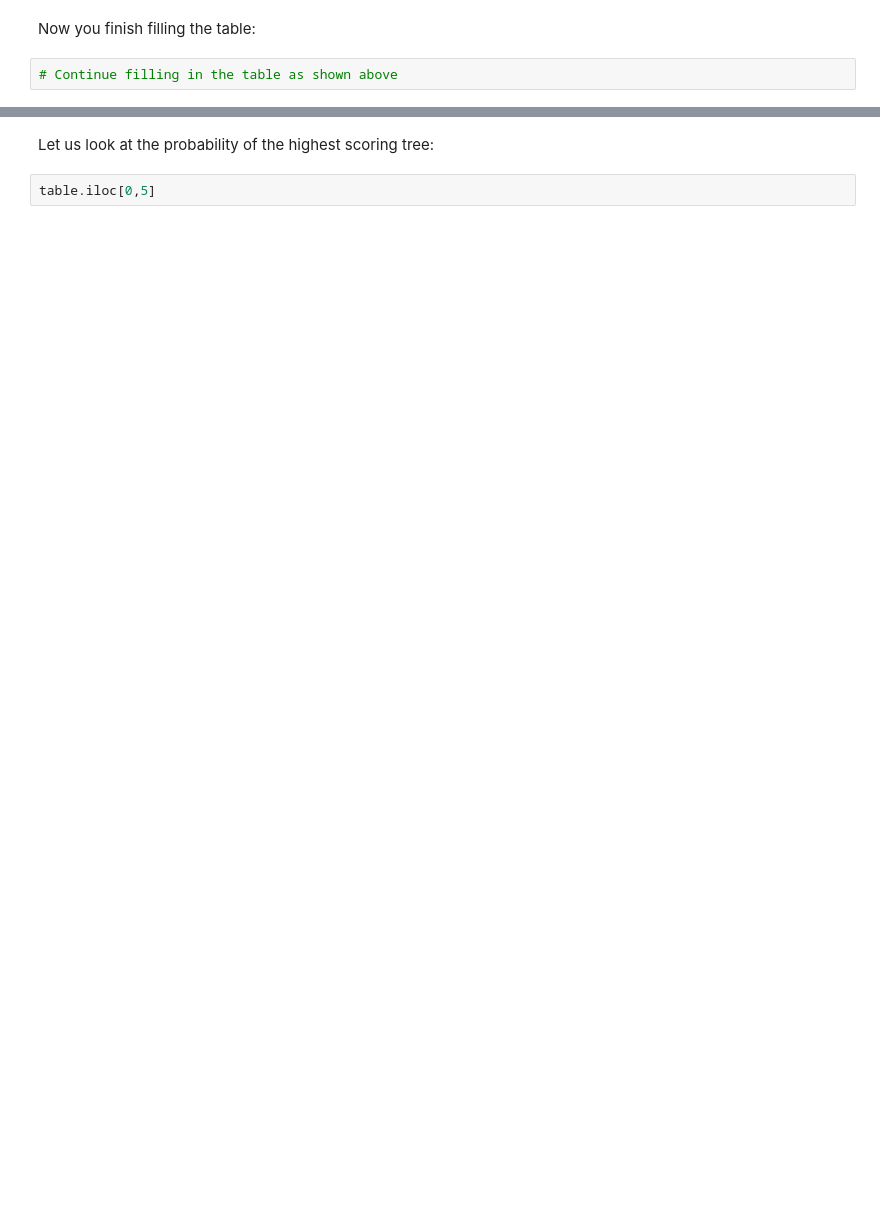
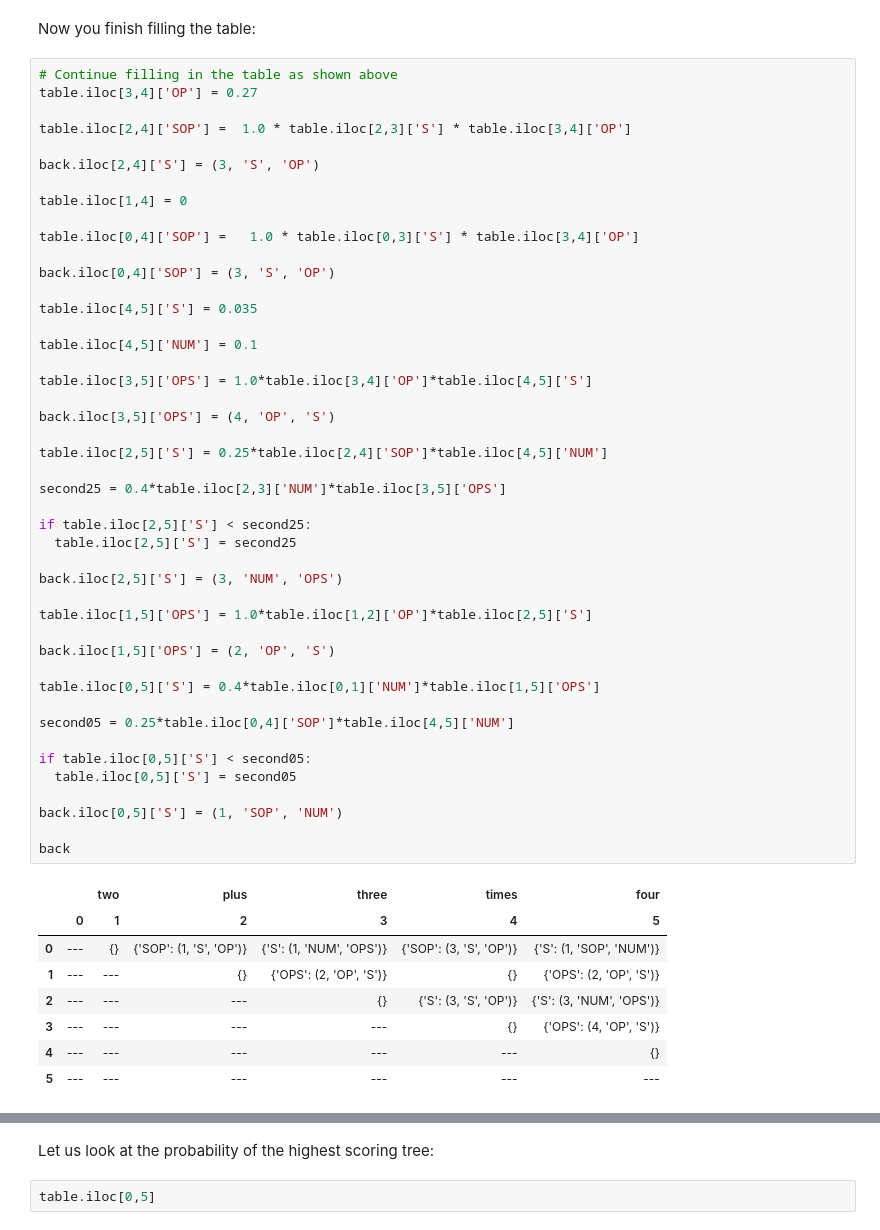
Before and after one commit to ilyak93/NLP, a Jupyter notebook: lab3-4/lab3-4.ipynb, the cells around one changed output, grey strips where cells are left out. Cells and saved outputs as stored; diff of their text form; blank space fills up the shorter version.

```diff
--- a/lab3-4/lab3-4.ipynb
+++ b/lab3-4/lab3-4.ipynb
@@ -235,7 +257,59 @@ Now you finish filling the table:
 BEGIN QUESTION
 name: pcky_fill_table
 -->
-# %%
-# Continue filling in the table as shown above
+# %%
+# Continue filling in the table as shown above
+table.iloc[3,4]['OP'] = 0.27
+
+table.iloc[2,4]['SOP'] =  1.0 * table.iloc[2,3]['S'] * table.iloc[3,4]['OP']
+
+back.iloc[2,4]['S'] = (3, 'S', 'OP')
+
+table.iloc[1,4] = 0
+
+table.iloc[0,4]['SOP'] =   1.0 * table.iloc[0,3]['S'] * table.iloc[3,4]['OP']
+
+back.iloc[0,4]['SOP'] = (3, 'S', 'OP')
+
+table.iloc[4,5]['S'] = 0.035
+
+table.iloc[4,5]['NUM'] = 0.1
+
+table.iloc[3,5]['OPS'] = 1.0*table.iloc[3,4]['OP']*table.iloc[4,5]['S']
+
+back.iloc[3,5]['OPS'] = (4, 'OP', 'S')
+
+table.iloc[2,5]['S'] = 0.25*table.iloc[2,4]['SOP']*table.iloc[4,5]['NUM']
+
+second25 = 0.4*table.iloc[2,3]['NUM']*table.iloc[3,5]['OPS']
+
+if table.iloc[2,5]['S'] < second25:
+  table.iloc[2,5]['S'] = second25
+
+back.iloc[2,5]['S'] = (3, 'NUM', 'OPS')
+
+table.iloc[1,5]['OPS'] = 1.0*table.iloc[1,2]['OP']*table.iloc[2,5]['S']
+
+back.iloc[1,5]['OPS'] = (2, 'OP', 'S')
+
+table.iloc[0,5]['S'] = 0.4*table.iloc[0,1]['NUM']*table.iloc[1,5]['OPS']
+
+second05 = 0.25*table.iloc[0,4]['SOP']*table.iloc[4,5]['NUM']
+
+if table.iloc[0,5]['S'] < second05:
+  table.iloc[0,5]['S'] = second05
+
+back.iloc[0,5]['S'] = (1, 'SOP', 'NUM')
+
+back
+# %% [output]
+|  |  | two | plus | three | times | four |
+|  | 0 | 1 | 2 | 3 | 4 | 5 |
+| 0 | --- | {} | {'SOP': (1, 'S', 'OP')} | {'S': (1, 'NUM', 'OPS')} | {'SOP': (3, 'S', 'OP')} | {'S': (1, 'SOP', 'NUM')} |
+| 1 | --- | --- | {} | {'OPS': (2, 'OP', 'S')} | {} | {'OPS': (2, 'OP', 'S')} |
+| 2 | --- | --- | --- | {} | {'S': (3, 'S', 'OP')} | {'S': (3, 'NUM', 'OPS')} |
+| 3 | --- | --- | --- | --- | {} | {'OPS': (4, 'OP', 'S')} |
+| 4 | --- | --- | --- | --- | --- | {} |
+| 5 | --- | --- | --- | --- | --- | --- |
 # %%
 grader.check("pcky_fill_table")
```
Also changed, not shown: parts of 20 cells of this notebook.
